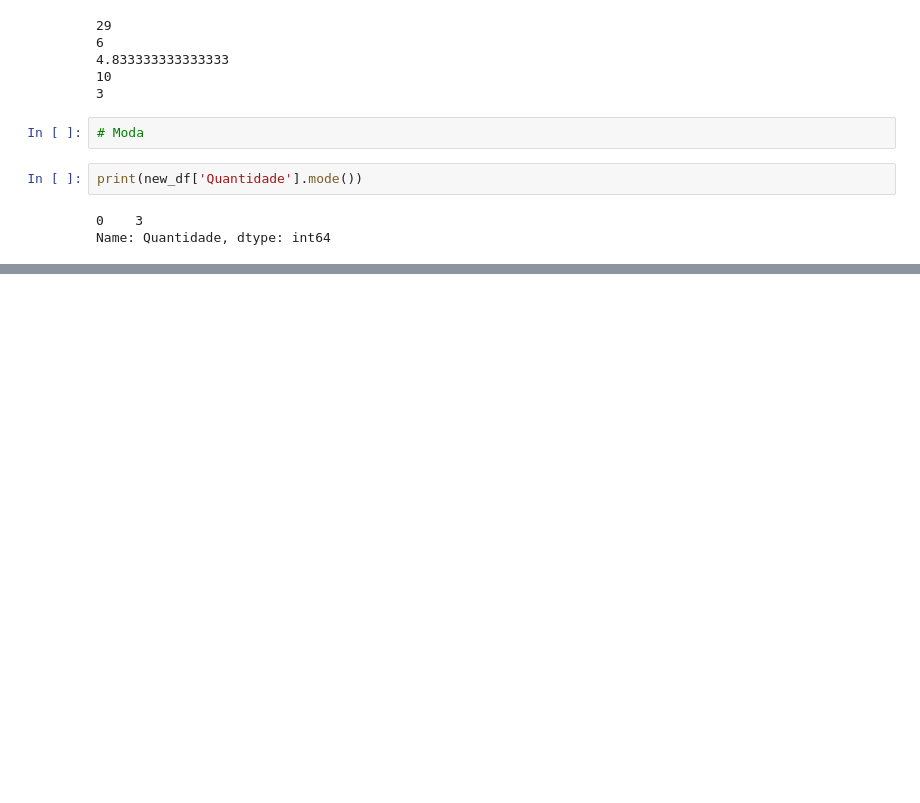
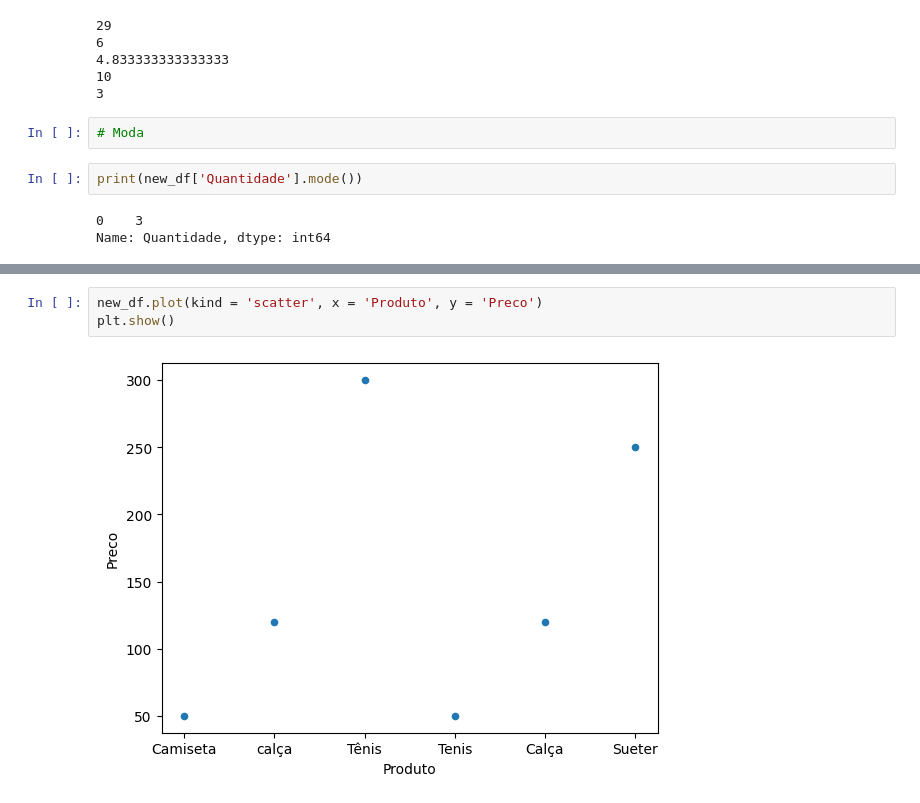
Before and after one commit to instrutorvilson/analise-dados, a Jupyter notebook: loja.ipynb, the cells around one changed output, grey strips where cells are left out. Drawn from its saved outputs; the diff is of its cells as text; blank space fills up the shorter version.

```diff
--- a/loja.ipynb
+++ b/loja.ipynb
@@ -116,0 +168,5 @@ Name: Quantidade, dtype: int64
+# %%
+new_df.plot(kind = 'scatter', x = 'Produto', y = 'Preco')
+plt.show()
+# %% [output]
+[figure, added]
```
Also changed, not shown: parts of 9 cells of this notebook.
